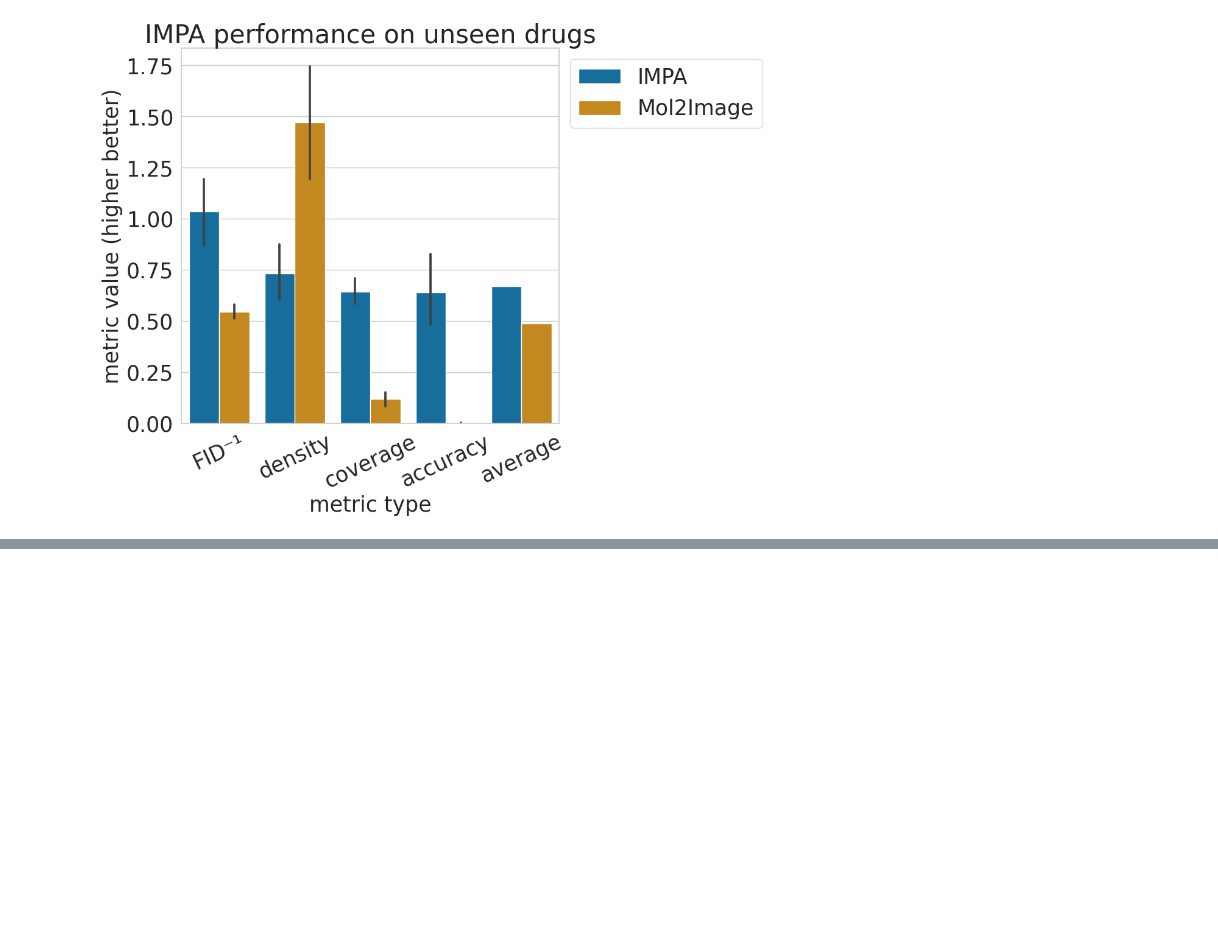
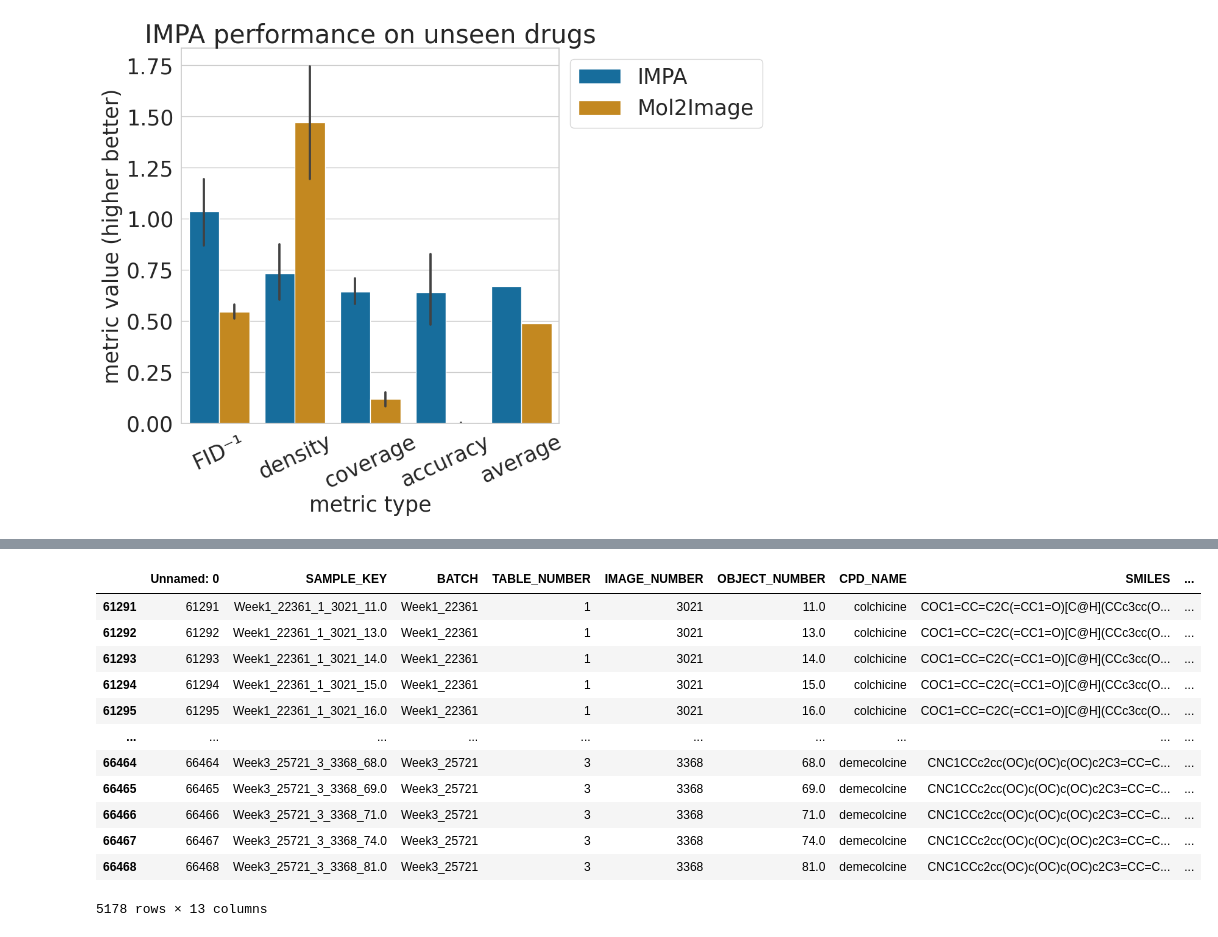
Before and after one commit to theislab/IMPA, a Jupyter notebook: notebooks/cpg0000/corrections_old_paper/unseen_drug_experiments.ipynb, the cells around one changed output, grey strips where cells are left out. Drawn from its saved outputs; the diff is of its cells as text; code cells hidden in the pictures; blank space fills up the shorter version.

Commit message:
Experiments colchicine

```diff
--- a/notebooks/cpg0000/corrections_old_paper/unseen_drug_experiments.ipynb
+++ b/notebooks/cpg0000/corrections_old_paper/unseen_drug_experiments.ipynb
@@ -360,0 +383,16 @@ plt.show()
+# %%
+metadata.loc[metadata.CPD_NAME.isin(["demecolcine", "colchicine"])]
+# %% [output]
+|  | Unnamed: 0 | SAMPLE_KEY | BATCH | TABLE_NUMBER | IMAGE_NUMBER | OBJECT_NUMBER | CPD_NAME | SMILES | ... |
+| 61291 | 61291 | Week1_22361_1_3021_11.0 | Week1_22361 | 1 | 3021 | 11.0 | colchicine | COC1=CC=C2C(=CC1=O)[C@H](CCc3cc(O... | ... |
+| 61292 | 61292 | Week1_22361_1_3021_13.0 | Week1_22361 | 1 | 3021 | 13.0 | colchicine | COC1=CC=C2C(=CC1=O)[C@H](CCc3cc(O... | ... |
+| 61293 | 61293 | Week1_22361_1_3021_14.0 | Week1_22361 | 1 | 3021 | 14.0 | colchicine | COC1=CC=C2C(=CC1=O)[C@H](CCc3cc(O... | ... |
+| 61294 | 61294 | Week1_22361_1_3021_15.0 | Week1_22361 | 1 | 3021 | 15.0 | colchicine | COC1=CC=C2C(=CC1=O)[C@H](CCc3cc(O... | ... |
+| 61295 | 61295 | Week1_22361_1_3021_16.0 | Week1_22361 | 1 | 3021 | 16.0 | colchicine | COC1=CC=C2C(=CC1=O)[C@H](CCc3cc(O... | ... |
+| ... | ... | ... | ... | ... | ... | ... | ... | ... | ... |
+| 66464 | 66464 | Week3_25721_3_3368_68.0 | Week3_25721 | 3 | 3368 | 68.0 | demecolcine | CNC1CCc2cc(OC)c(OC)c(OC)c2C3=CC=C... | ... |
+| 66465 | 66465 | Week3_25721_3_3368_69.0 | Week3_25721 | 3 | 3368 | 69.0 | demecolcine | CNC1CCc2cc(OC)c(OC)c(OC)c2C3=CC=C... | ... |
+| 66466 | 66466 | Week3_25721_3_3368_71.0 | Week3_25721 | 3 | 3368 | 71.0 | demecolcine | CNC1CCc2cc(OC)c(OC)c(OC)c2C3=CC=C... | ... |
+| 66467 | 66467 | Week3_25721_3_3368_74.0 | Week3_25721 | 3 | 3368 | 74.0 | demecolcine | CNC1CCc2cc(OC)c(OC)c(OC)c2C3=CC=C... | ... |
+| 66468 | 66468 | Week3_25721_3_3368_81.0 | Week3_25721 | 3 | 3368 | 81.0 | demecolcine | CNC1CCc2cc(OC)c(OC)c(OC)c2C3=CC=C... | ... |
+5178 rows × 13 columns
```
Also changed, not shown: parts of 2 cells of this notebook, 8 other files.
